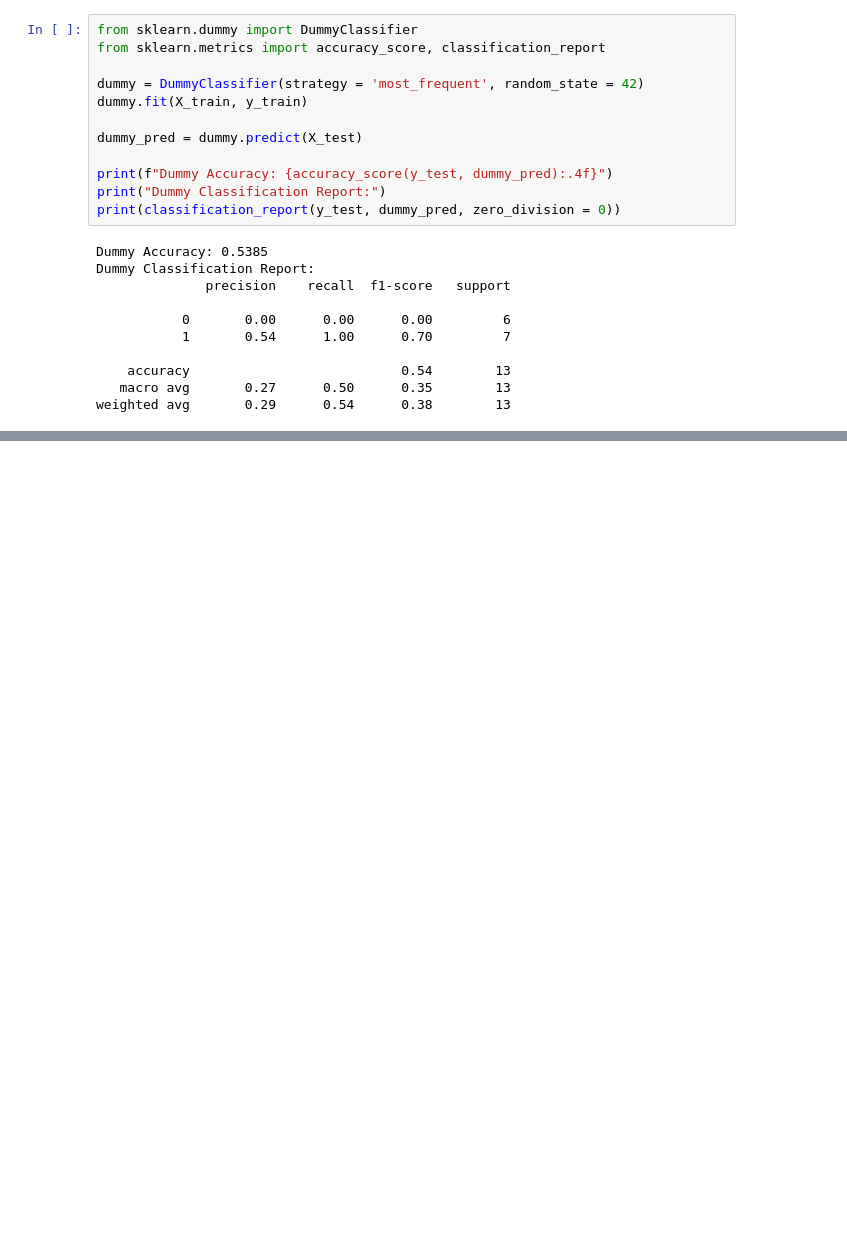
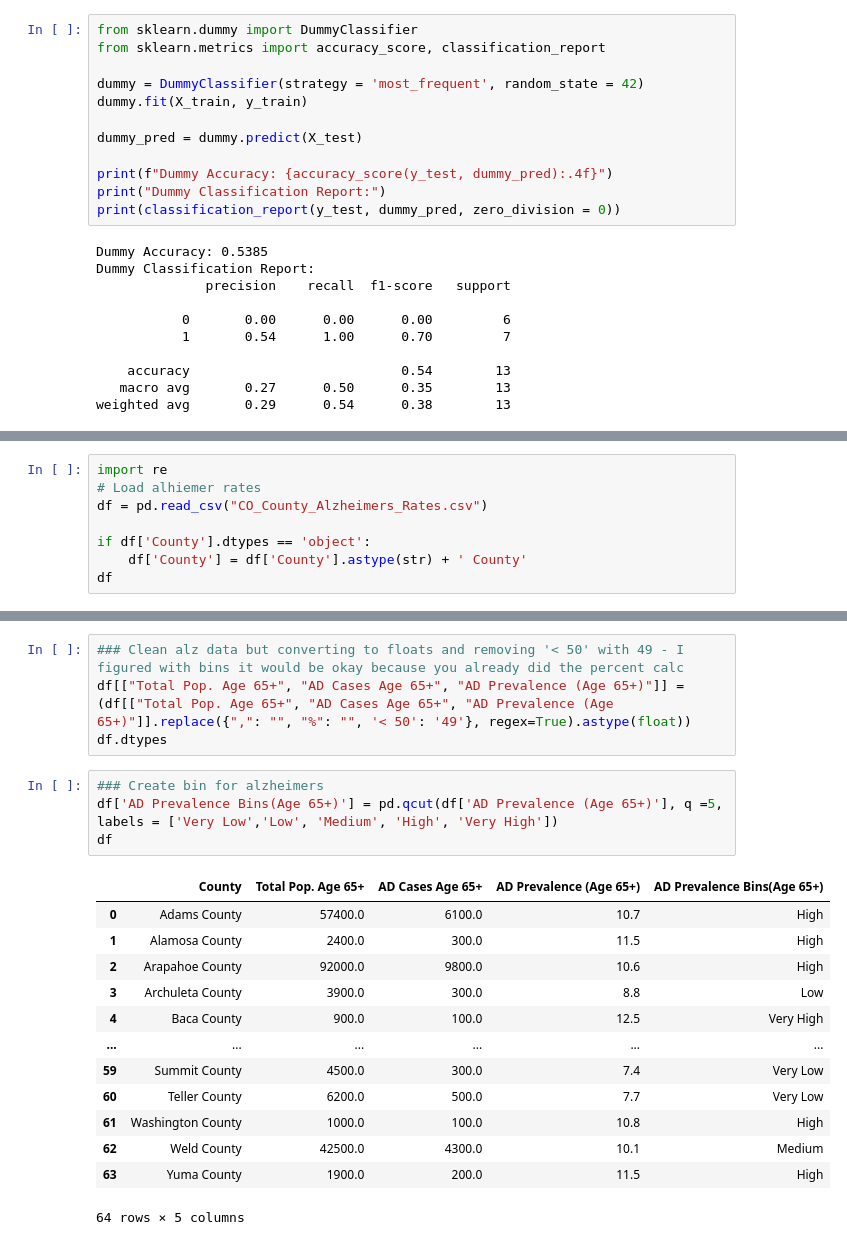
Before and after one commit to erinbest017/COMP4447Hospice, a Jupyter notebook: Code/hospiceMLCounty.ipynb, the cells around one changed output, grey strips where cells are left out. Saved outputs shown, nothing was run; the diff lists cells and outputs as text; blank space fills up the shorter version.

```diff
--- a/Code/hospiceMLCounty.ipynb
+++ b/Code/hospiceMLCounty.ipynb
@@ -605,0 +607,8 @@ weighted avg       0.29      0.54      0.38        13
+# %%
+import re
+# Load alhiemer rates
+df = pd.read_csv("CO_County_Alzheimers_Rates.csv")
+
+if df['County'].dtypes == 'object':
+    df['County'] = df['County'].astype(str) + ' County'
+df
@@ -605,0 +629,22 @@ weighted avg       0.29      0.54      0.38        13
+# %%
+### Clean alz data but converting to floats and removing '< 50' with 49 - I figured with bins it would be okay because you already did the percent calc
+df[["Total Pop. Age 65+", "AD Cases Age 65+", "AD Prevalence (Age 65+)"]] = (df[["Total Pop. Age 65+", "AD Cases Age 65+", "AD Prevalence (Age 65+)"]].replace({",": "", "%": "", '< 50': '49'}, regex=True).astype(float))
+df.dtypes
+# %%
+### Create bin for alzheimers
+df['AD Prevalence Bins(Age 65+)'] = pd.qcut(df['AD Prevalence (Age 65+)'], q =5, labels = ['Very Low','Low', 'Medium', 'High', 'Very High'])
+df
+# %% [output]
+|  | County | Total Pop. Age 65+ | AD Cases Age 65+ | AD Prevalence (Age 65+) | AD Prevalence Bins(Age 65+) |
+| 0 | Adams County | 57400.0 | 6100.0 | 10.7 | High |
+| 1 | Alamosa County | 2400.0 | 300.0 | 11.5 | High |
+| 2 | Arapahoe County | 92000.0 | 9800.0 | 10.6 | High |
+| 3 | Archuleta County | 3900.0 | 300.0 | 8.8 | Low |
+| 4 | Baca County | 900.0 | 100.0 | 12.5 | Very High |
+| ... | ... | ... | ... | ... | ... |
+| 59 | Summit County | 4500.0 | 300.0 | 7.4 | Very Low |
+| 60 | Teller County | 6200.0 | 500.0 | 7.7 | Very Low |
+| 61 | Washington County | 1000.0 | 100.0 | 10.8 | High |
+| 62 | Weld County | 42500.0 | 4300.0 | 10.1 | Medium |
+| 63 | Yuma County | 1900.0 | 200.0 | 11.5 | High |
+64 rows × 5 columns
```
Also changed, not shown: parts of 29 cells of this notebook, 1 other file.
